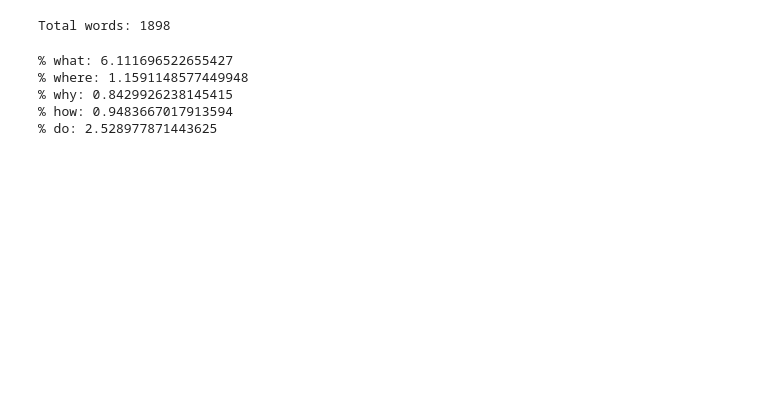
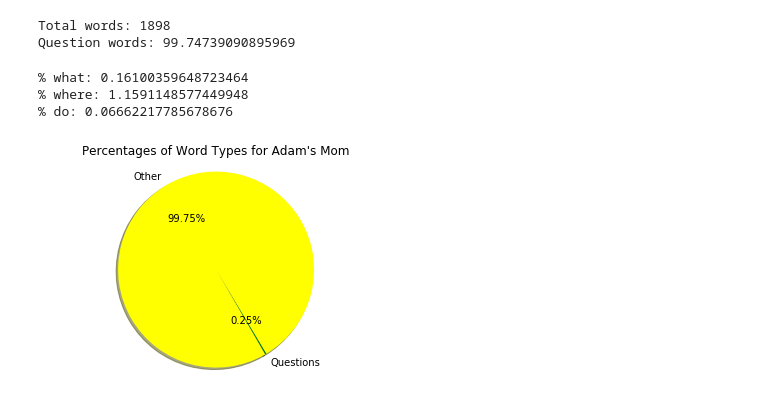
Before and after one commit to ethanweed/CLA_2019, a Jupyter notebook: Coding/Friday Exercises/Notebooks/IF statements-for-counting-words.ipynb, the cells around one changed output. Saved outputs shown, nothing was run; the diff lists cells and outputs as text; code cells hidden in the pictures; blank space fills up the shorter version.

```diff
--- a/Coding/Friday Exercises/Notebooks/IF statements-for-counting-words.ipynb
+++ b/Coding/Friday Exercises/Notebooks/IF statements-for-counting-words.ipynb
@@ -43,29 +38,51 @@ for i in words:
     if i == 'do':
         do = do +1
 # %%
+# calculate total number of words for each child, and percentage of total that is each of the question words
+numwords = len(words)
+what = what/numwords*100
+how = how/numwords*100
+do = do/numwords*100
 
-# calculate total number of words for each child, and percentage of total that is each of the question words
-words = len(words)
-print('Total words: ' + str(words))
-what = what/words*100
-where = where/words*100
-why = why/words*100
-how = how/words*100
-do = do/words*100
+# calculate the number of words which are not question words
+question_words = what + how + do
+other = 100 - question_words
+
+print('Total words: ' + str(numwords))
+print('Question words: ' + str(other))
 # %% [output]
 Total words: 1898
+Question words: 99.74739090895969
 # %%
 # display the answers
 print('% what: ' + str(what))
 print('% where: ' + str(where))
-print('% why: ' + str(why))
-print('% how: ' + str(how))
 print('% do: ' + str(do))
 print(' ')
 # %% [output]
-% what: 6.111696522655427
+% what: 0.16100359648723464
 % where: 1.1591148577449948
-% why: 0.8429926238145415
-% how: 0.9483667017913594
-% do: 2.528977871443625
+% do: 0.06662217785678676
+# %%
+# Make a pie chart showing proportion of question words to total words
+# pie chart code ripped from: http://www.learningaboutelectronics.com/Articles/How-to-create-a-pie-chart-in-matplotlib-with-Python.php
+import matplotlib.pyplot as plt
+%matplotlib inline
+
+labels= ['Questions', 'Other']
+
+colors=['green', 'yellow']
+
+sizes= [question_words, other]
+
+
+plt.pie(sizes,labels=labels, colors=colors, startangle=300, shadow=True, autopct='%1.2f%%')
+
+plt.title('Percentages of Word Types for Adam\'s Mom')
+
+plt.axis('equal')
+
+plt.show()
+# %% [output]
+[figure, added]
 # %%
```
Also changed, not shown: parts of 8 cells of this notebook.
